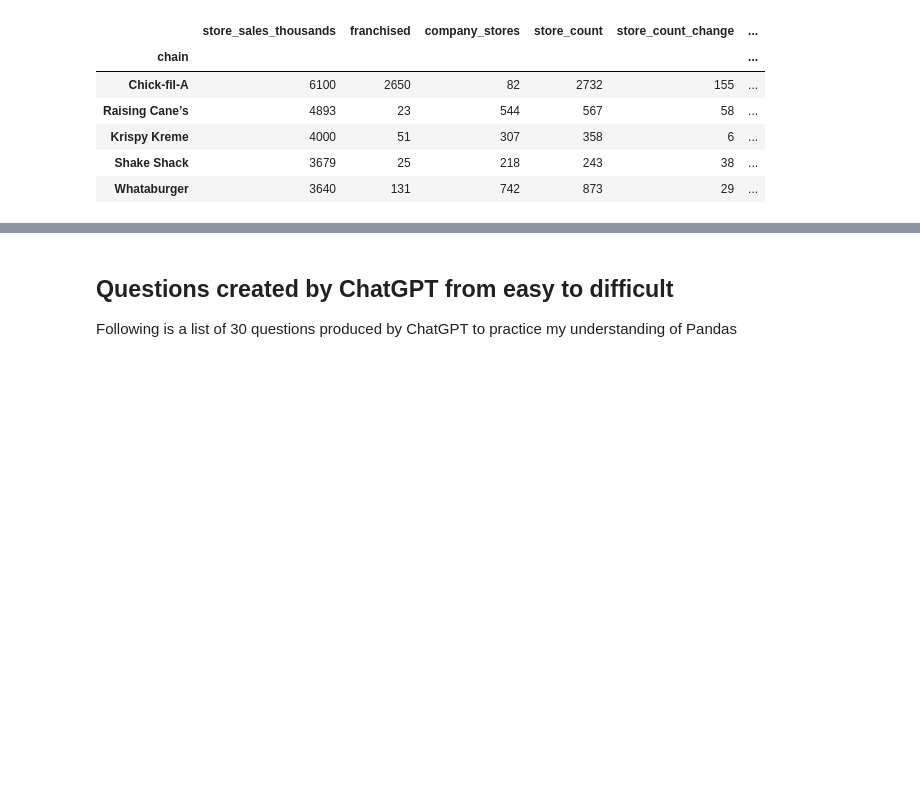
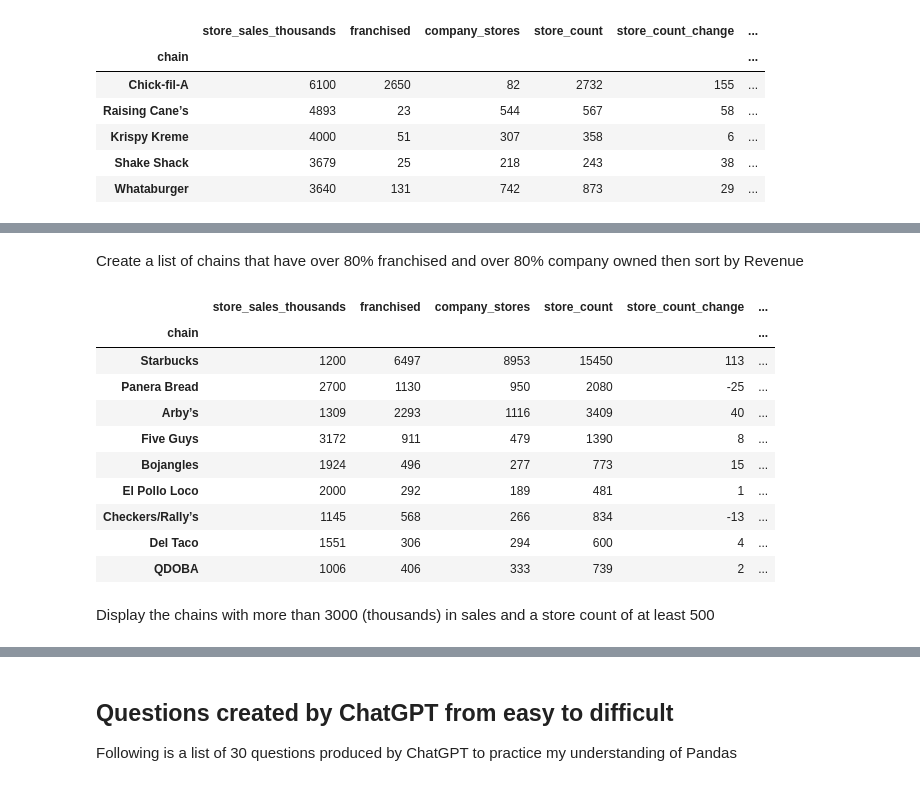
Before and after one commit to JA-Acosta/PandasCourse, a Jupyter notebook: fast_food_pracitce_questions.ipynb, the cells around one changed output, grey strips where cells are left out. Cells and saved outputs as stored; diff of their text form; code cells hidden in the pictures; blank space fills up the shorter version.

Commit message:
Solved most questions and replaced redundant questions

```diff
--- a/fast_food_pracitce_questions.ipynb
+++ b/fast_food_pracitce_questions.ipynb
@@ -227,3 +221,0 @@ Index(['store_sales_thousands', 'franchised', 'company_stores', 'store_count',
-# %%
-# this lets us take the top and bottom and replace all values after that fact with those numbers
-df['tempo'] = df['tempo'].clip(lower=50, upper=150)
@@ -229,0 +234,18 @@ df['tempo'] = df['tempo'].clip(lower=50, upper=150)
+# %% [markdown]
+Create a list of chains that have over 80% franchised and over 80% company owned then sort by Revenue
+# %%
+df.loc[(.8 > (df.franchised / df.store_count)) & (.8 > (df.company_stores / df.store_count))].sort_values(by='sales_in_thousands', ascending=False)
+# %% [output]
+|  | store_sales_thousands | franchised | company_stores | store_count | store_count_change | ... |
+| chain |  |  |  |  |  | ... |
+| Starbucks | 1200 | 6497 | 8953 | 15450 | 113 | ... |
+| Panera Bread | 2700 | 1130 | 950 | 2080 | -25 | ... |
+| Arby’s | 1309 | 2293 | 1116 | 3409 | 40 | ... |
+| Five Guys | 3172 | 911 | 479 | 1390 | 8 | ... |
+| Bojangles | 1924 | 496 | 277 | 773 | 15 | ... |
+| El Pollo Loco | 2000 | 292 | 189 | 481 | 1 | ... |
+| Checkers/Rally’s | 1145 | 568 | 266 | 834 | -13 | ... |
+| Del Taco | 1551 | 306 | 294 | 600 | 4 | ... |
+| QDOBA | 1006 | 406 | 333 | 739 | 2 | ... |
+# %% [markdown]
+Display the chains with more than 3000 (thousands) in sales and a store count of at least 500
```
Also changed, not shown: parts of 79 cells of this notebook, 2 other files.
